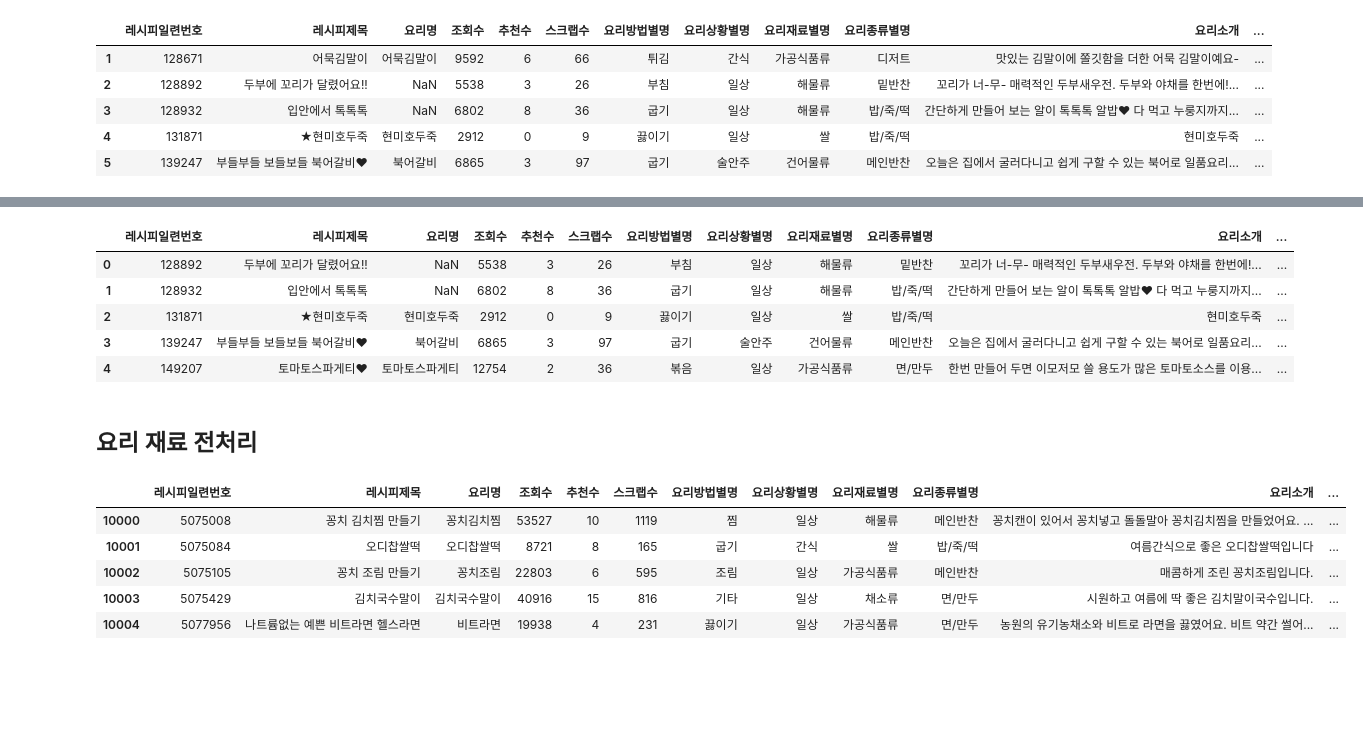
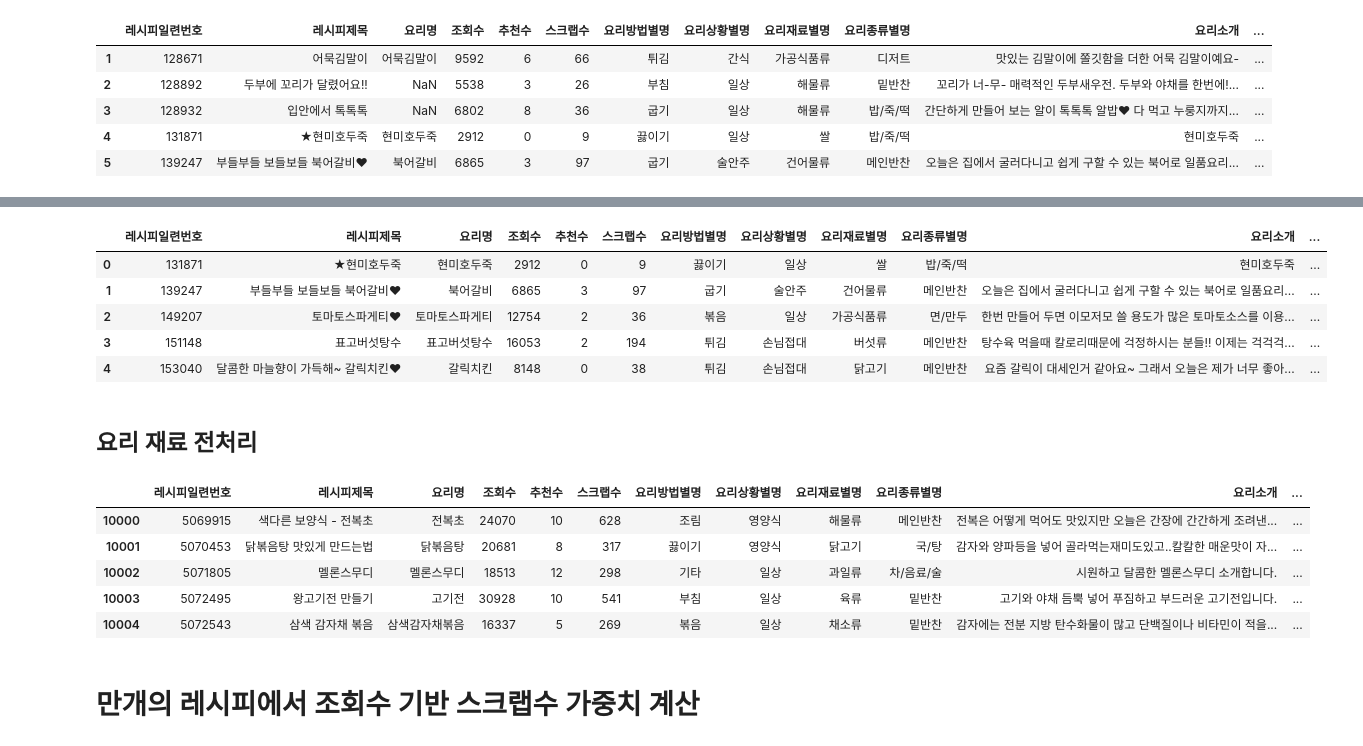
Before and after one commit to dajeong25/KDT_team4_FinalPJT, a Jupyter notebook: 01_웹크롤링/만개의레시피.ipynb, the cells around one changed output, grey strips where cells are left out. Drawn from its saved outputs; the diff is of its cells as text; code cells hidden in the pictures; blank space fills up the shorter version.

Commit message:
[만개의레시피] 가중치 추가 후 코드 수정
- 조회수 기반의 스크랩수 가중치 계산한 컬럼 추가
- 쿠팡 구성정보에만 있는 요리재료 추가 필요

```diff
--- a/01_웹크롤링/만개의레시피.ipynb
+++ b/01_웹크롤링/만개의레시피.ipynb
@@ -5,6 +15,6 @@ import numpy as np
 # %%
 header= ["레시피일련번호",'레시피제목','요리명','등록자ID','등록자명','조회수','추천수','스크랩수','요리방법별명','요리상황별명','요리재료별명','요리종류별명','요리소개','요리재료내용','요리인분명','요리난이도명',"요리시간명","최초등록일시"]
-ckg = pd.read_csv('../../data/만개의레시피.csv', header=None, names=header, encoding='ansi')
+ckg = pd.read_csv('만개의레시피.csv', header=None, names=header, encoding='cp949')
 ckg.drop(0, inplace=True)
 ckg.info()
 # %% [output]
@@ -37,8 +47,10 @@ ckg.head()
 | 5 | 139247 | 부들부들 보들보들 북어갈비♥ | 북어갈비 | 6865 | 3 | 97 | 굽기 | 술안주 | 건어물류 | 메인반찬 | 오늘은 집에서 굴러다니고 쉽게 구할 수 있는 북어로 일품요리... | ... |
 # %%
 #요리재료내용 결측치 삭제
-ckg_drop = ckg[ckg.loc[:,'요리재료내용'].isnull()].index
-ckg_drop = ckg.drop(ckg_drop)
+ckg_drop_index = ckg[ckg.loc[:,'요리명'].isnull()].index
+ckg_drop = ckg.drop(ckg_drop_index)
+ckg_drop_index = ckg_drop[ckg_drop.loc[:,'요리재료내용'].isnull()].index
+ckg_drop = ckg_drop.drop(ckg_drop_index)
 ckg_drop.reset_index(drop=True, inplace=True)
 ckg_drop.info()
 # %% [output]
@@ -139,52 +108,67 @@ memory usage: 9.7+ MB
 ckg_drop.head()
 # %% [output]
 |  | 레시피일련번호 | 레시피제목 | 요리명 | 조회수 | 추천수 | 스크랩수 | 요리방법별명 | 요리상황별명 | 요리재료별명 | 요리종류별명 | 요리소개 | ... |
-| 0 | 128892 | 두부에 꼬리가 달렸어요!! | NaN | 5538 | 3 | 26 | 부침 | 일상 | 해물류 | 밑반찬 | 꼬리가 너-무- 매력적인 두부새우전. 두부와 야채를 한번에!... | ... |
-| 1 | 128932 | 입안에서 톡톡톡 | NaN | 6802 | 8 | 36 | 굽기 | 일상 | 해물류 | 밥/죽/떡 | 간단하게 만들어 보는 알이 톡톡톡 알밥♥ 다 먹고 누룽지까지... | ... |
-| 2 | 131871 | ★현미호두죽 | 현미호두죽 | 2912 | 0 | 9 | 끓이기 | 일상 | 쌀 | 밥/죽/떡 | 현미호두죽 | ... |
-| 3 | 139247 | 부들부들 보들보들 북어갈비♥ | 북어갈비 | 6865 | 3 | 97 | 굽기 | 술안주 | 건어물류 | 메인반찬 | 오늘은 집에서 굴러다니고 쉽게 구할 수 있는 북어로 일품요리... | ... |
-| 4 | 149207 | 토마토스파게티♥ | 토마토스파게티 | 12754 | 2 | 36 | 볶음 | 일상 | 가공식품류 | 면/만두 | 한번 만들어 두면 이모저모 쓸 용도가 많은 토마토소스를 이용... | ... |
+| 0 | 131871 | ★현미호두죽 | 현미호두죽 | 2912 | 0 | 9 | 끓이기 | 일상 | 쌀 | 밥/죽/떡 | 현미호두죽 | ... |
+| 1 | 139247 | 부들부들 보들보들 북어갈비♥ | 북어갈비 | 6865 | 3 | 97 | 굽기 | 술안주 | 건어물류 | 메인반찬 | 오늘은 집에서 굴러다니고 쉽게 구할 수 있는 북어로 일품요리... | ... |
+| 2 | 149207 | 토마토스파게티♥ | 토마토스파게티 | 12754 | 2 | 36 | 볶음 | 일상 | 가공식품류 | 면/만두 | 한번 만들어 두면 이모저모 쓸 용도가 많은 토마토소스를 이용... | ... |
+| 3 | 151148 | 표고버섯탕수 | 표고버섯탕수 | 16053 | 2 | 194 | 튀김 | 손님접대 | 버섯류 | 메인반찬 | 탕수육 먹을때 칼로리때문에 걱정하시는 분들!! 이제는 걱걱걱... | ... |
+| 4 | 153040 | 달콤한 마늘향이 가득해~ 갈릭치킨♥ | 갈릭치킨 | 8148 | 0 | 38 | 튀김 | 손님접대 | 닭고기 | 메인반찬 | 요즘 갈릭이 대세인거 같아요~ 그래서 오늘은 제가 너무 좋아... | ... |
 # %% [markdown]
 ## 요리 재료 전처리
 # %%
 ###재료 전처리
 
 #요리재료_전처리(new column)
 ckg_drop['요리재료_전처리'] = np.NaN
+one_len = ['무','파','꿀','깨','떡','햄','콩','빵','닭','밤','면','잣','쌈', '마', '쑥','굴']
 
 for idx in range(len(ckg_drop)):
     ingredient = ckg_drop.loc[idx, '요리재료내용']
-    ingredient = re.sub(r'\[+재료+\]', ' ', str(ingredient))
-    ingredient = re.sub(r'\[+양념+\]', '|', str(ingredient))
-    ingredient = re.sub(r'\[[^)]*\]|\([^)]*\)|[^ㄱ-ㅣ가-힣 \|]', ' ', str(ingredient)) #한국어 제외 모두 제거
+    ingredient = re.sub(r'\[(.*?)\]', '|', ingredient)
+    ingredient = re.sub(r'\([^)]*\)|[^ㄱ-ㅣ가-힣 \|]', ' ', str(ingredient)) #한국어 제외 모두 제거
 
     ingredient = ingredient.strip()
     ingredients = ingredient.split('|')
 
     ingre_lists = []
     for i in ingredients:
         i = i.strip()
         i = i.split(' ')
 
-        if len(i) == 1 : #계량 단위 없는 경우
+        if (len(i) == 1) and (i != None) : #계량 단위 없는 경우
             ingre_lists.append(i)
         elif len(i) > 1:
             i.pop(-1)    #가장 마지막의 계량 단위 제거
+            i = ' '.join(i)
+            i = [i.strip()]
             ingre_lists.append(i)
         else :
             pass
 
-    #차원축소
-    ingre_lists = [elements for array in ingre_lists for elements in array]
+    # #한자리 요리 재료 제외한 나머지 제거 ## 아직 보류
+    # ingredient_list = []
+    # for ingredient in ingredients:
+    #     if (len(i) == 1) and (i not in one_len):
+    #             pass
+    #     else:
+    #         ingredient_list.extend(i)
+
+    #차원 축소
+    ingre_lists = list(itertools.chain(*ingre_lists))
+
+    #null 제거
+    ingre_lists = list(filter(None, ingre_lists))
 
     #요리재료_전처리(new column)에 추가
-    ckg_drop.loc[idx, '요리재료_전처리'] = ' '.join(ingre_lists)
+    ckg_drop.loc[idx, '요리재료_전처리'] = ', '.join(ingre_lists)
 
 ckg_drop.iloc[10000:10005,:]
 # %% [output]
 |  | 레시피일련번호 | 레시피제목 | 요리명 | 조회수 | 추천수 | 스크랩수 | 요리방법별명 | 요리상황별명 | 요리재료별명 | 요리종류별명 | 요리소개 | ... |
-| 10000 | 5075008 | 꽁치 김치찜 만들기 | 꽁치김치찜 | 53527 | 10 | 1119 | 찜 | 일상 | 해물류 | 메인반찬 | 꽁치캔이 있어서 꽁치넣고 돌돌말아 꽁치김치찜을 만들었어요. ... | ... |
-| 10001 | 5075084 | 오디찹쌀떡 | 오디찹쌀떡 | 8721 | 8 | 165 | 굽기 | 간식 | 쌀 | 밥/죽/떡 | 여름간식으로 좋은 오디찹쌀떡입니다 | ... |
-| 10002 | 5075105 | 꽁치 조림 만들기 | 꽁치조림 | 22803 | 6 | 595 | 조림 | 일상 | 가공식품류 | 메인반찬 | 매콤하게 조린 꽁치조림입니다. | ... |
-| 10003 | 5075429 | 김치국수말이 | 김치국수말이 | 40916 | 15 | 816 | 기타 | 일상 | 채소류 | 면/만두 | 시원하고 여름에 딱 좋은 김치말이국수입니다. | ... |
-| 10004 | 5077956 | 나트륨없는 예쁜 비트라면 헬스라면 | 비트라면 | 19938 | 4 | 231 | 끓이기 | 일상 | 가공식품류 | 면/만두 | 농원의 유기농채소와 비트로 라면을 끓였어요. 비트 약간 썰어... | ... |
+| 10000 | 5069915 | 색다른 보양식 - 전복초 | 전복초 | 24070 | 10 | 628 | 조림 | 영양식 | 해물류 | 메인반찬 | 전복은 어떻게 먹어도 맛있지만 오늘은 간장에 간간하게 조려낸... | ... |
+| 10001 | 5070453 | 닭볶음탕 맛있게 만드는법 | 닭볶음탕 | 20681 | 8 | 317 | 끓이기 | 영양식 | 닭고기 | 국/탕 | 감자와 양파등을 넣어 골라먹는재미도있고..칼칼한 매운맛이 자... | ... |
+| 10002 | 5071805 | 멜론스무디 | 멜론스무디 | 18513 | 12 | 298 | 기타 | 일상 | 과일류 | 차/음료/술 | 시원하고 달콤한 멜론스무디 소개합니다. | ... |
+| 10003 | 5072495 | 왕고기전 만들기 | 고기전 | 30928 | 10 | 541 | 부침 | 일상 | 육류 | 밑반찬 | 고기와 야채 듬뿍 넣어 푸짐하고 부드러운 고기전입니다. | ... |
+| 10004 | 5072543 | 삼색 감자채 볶음 | 삼색감자채볶음 | 16337 | 5 | 269 | 볶음 | 일상 | 채소류 | 밑반찬 | 감자에는 전분 지방 탄수화물이 많고 단백질이나 비타민이 적을... | ... |
+# %% [markdown]
+# 만개의 레시피에서 조회수 기반 스크랩수 가중치 계산
```
Also changed, not shown: parts of 22 cells of this notebook.
